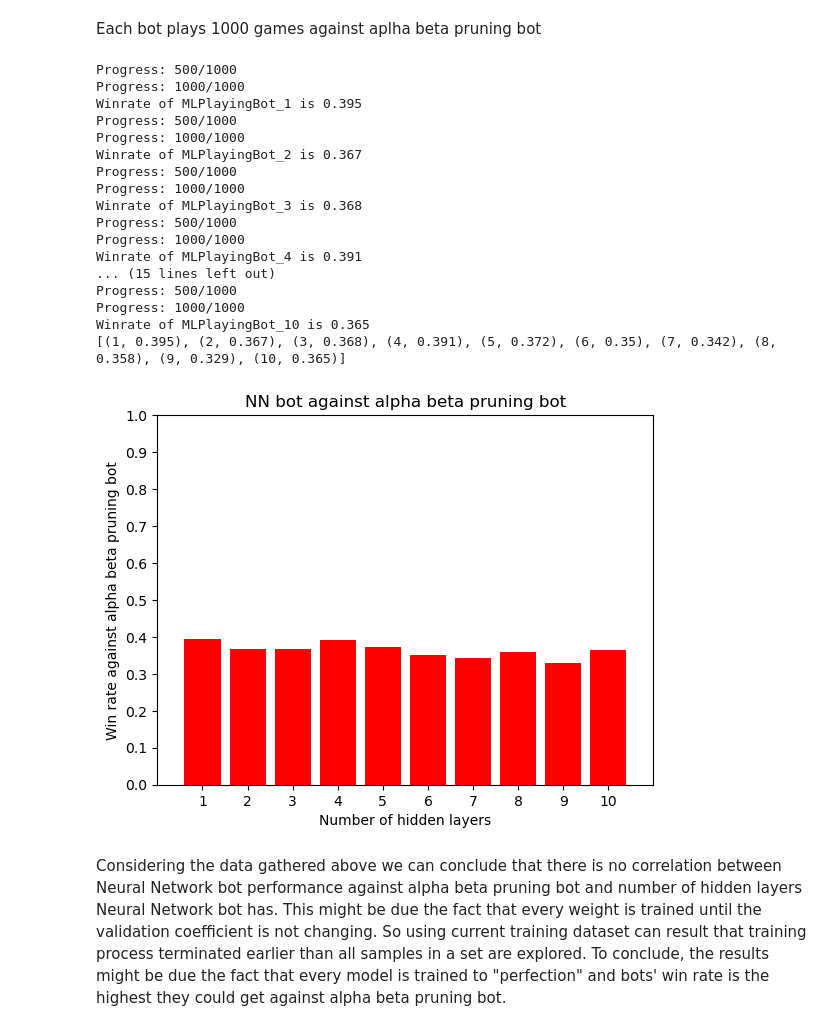
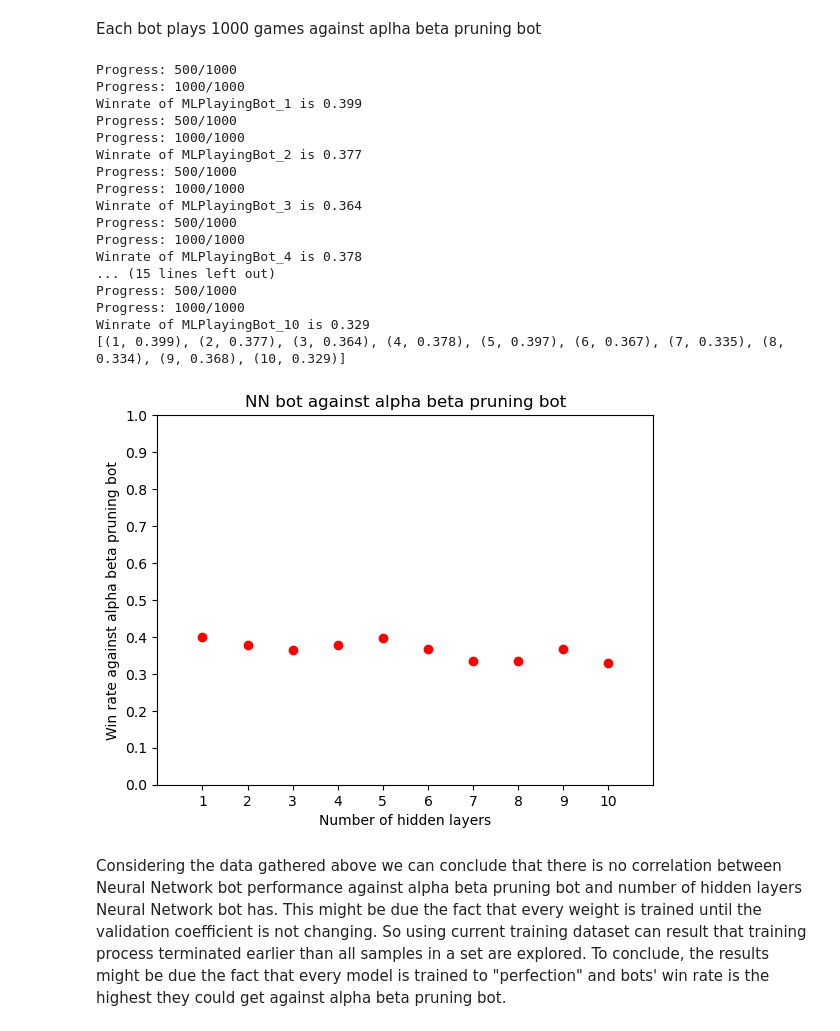
Before and after one commit to Vseonym/Project-Intelligent-Systems, a Jupyter notebook: Project_related/Experiment.ipynb, the cells around one changed output. Saved outputs shown, nothing was run; the diff lists cells and outputs as text; code cells hidden in the pictures.

```diff
--- a/Project_related/Experiment.ipynb
+++ b/Project_related/Experiment.ipynb
@@ -49,40 +49,44 @@ for numberOfLayers in range(1,11):
 # %% [markdown]
 Each bot plays 1000 games against aplha beta pruning bot
 # %%
+def non_linear_function(x, a, b, c):
+    return a * np.exp(-b * x) + c
 alphabeta_bot = AlphaBetaBot("Alpha-Beta_bot")
 data = []
 for bot in bots:
     data.append((int(''.join([char for char in bot._Bot__name if char not in "MLPlayingBot_"])), play_games_and_return_stats(bot, alphabeta_bot, 1000)))
     print(f"Winrate of {bot._Bot__name} is {data[-1][1]}")
 print(data)
 x, y = zip(*data)
-plt.bar(x, y, color=(1,0,0))
+x = list(x)
+y = list(y)
+plt.scatter(x, y, color=(1,0,0))
 plt.xlabel('Number of hidden layers')
 plt.ylabel('Win rate against alpha beta pruning bot')
 plt.title('NN bot against alpha beta pruning bot')
 plt.xlim(0, 11)
 plt.ylim(0, 1)
 plt.xticks(x)
 plt.yticks([0.0,0.1,0.2,0.3,0.4,0.5,0.6,0.7,0.8,0.9,1])
 plt.show()
 # %% [output]
 Progress: 500/1000
 Progress: 1000/1000
-Winrate of MLPlayingBot_1 is 0.395
+Winrate of MLPlayingBot_1 is 0.399
 Progress: 500/1000
 Progress: 1000/1000
-Winrate of MLPlayingBot_2 is 0.367
+Winrate of MLPlayingBot_2 is 0.377
 Progress: 500/1000
 Progress: 1000/1000
-Winrate of MLPlayingBot_3 is 0.368
+Winrate of MLPlayingBot_3 is 0.364
 Progress: 500/1000
 Progress: 1000/1000
-Winrate of MLPlayingBot_4 is 0.391
+Winrate of MLPlayingBot_4 is 0.378
 ... (15 lines left out)
 Progress: 500/1000
 Progress: 1000/1000
-Winrate of MLPlayingBot_10 is 0.365
-[(1, 0.395), (2, 0.367), (3, 0.368), (4, 0.391), (5, 0.372), (6, 0.35), (7, 0.342), (8, 0.358), (9, 0.329), (10, 0.365)]
+Winrate of MLPlayingBot_10 is 0.329
+[(1, 0.399), (2, 0.377), (3, 0.364), (4, 0.378), (5, 0.397), (6, 0.367), (7, 0.335), (8, 0.334), (9, 0.368), (10, 0.329)]
-[figure, old version]
+[figure, new version]
 # %% [markdown]
 Considering the data gathered above we can conclude that there is no correlation between Neural Network bot performance against alpha beta pruning bot and number of hidden layers Neural Network bot has. This might be due the fact that every weight is trained until the validation coefficient is not changing. So using current training dataset can result that training process terminated earlier than all samples in a set are explored. To conclude, the results might be due the fact that every model is trained to "perfection" and bots' win rate is the highest they could get against alpha beta pruning bot.
```
